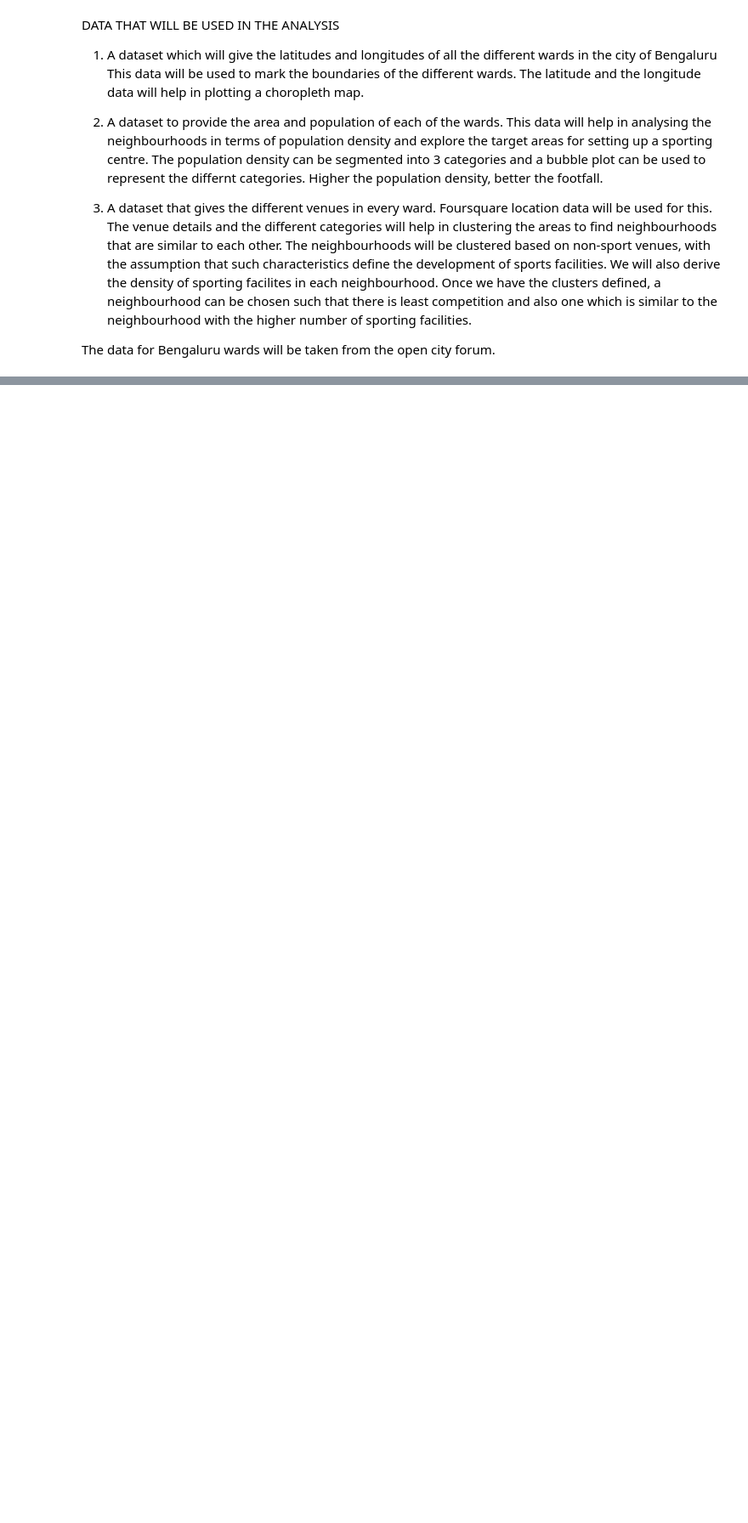
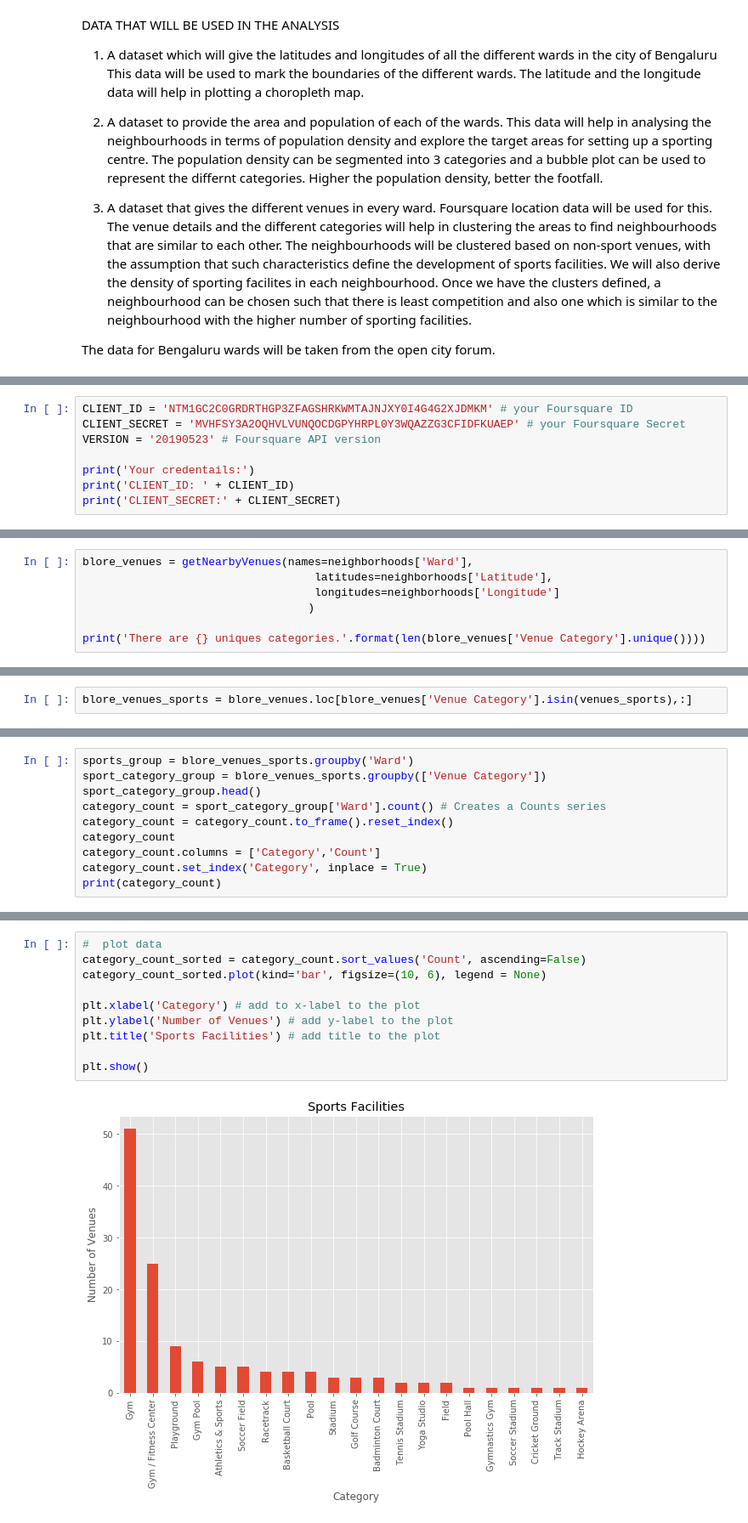
Before and after one commit to preethkrish/Coursera_Capstone, a Jupyter notebook: Exploring_Neighbourhoods_in_Bengaluru.ipynb, the cells around one changed output, grey strips where cells are left out. Shown: that part at 85% size. Saved outputs shown, nothing was run; the diff lists cells and outputs as text; blank space fills up the shorter version.

```diff
--- a/Exploring_Neighbourhoods_in_Bengaluru.ipynb
+++ b/Exploring_Neighbourhoods_in_Bengaluru.ipynb
@@ -33,0 +149,8 @@ The data for Bengaluru wards will be taken from the open city forum.
+# %%
+CLIENT_ID = 'NTM1GC2C0GRDRTHGP3ZFAGSHRKWMTAJNJXY0I4G4G2XJDMKM' # your Foursquare ID
+CLIENT_SECRET = 'MVHFSY3A2OQHVLVUNQOCDGPYHRPL0Y3WQAZZG3CFIDFKUAEP' # your Foursquare Secret
+VERSION = '20190523' # Foursquare API version
+
+print('Your credentails:')
+print('CLIENT_ID: ' + CLIENT_ID)
+print('CLIENT_SECRET:' + CLIENT_SECRET)
@@ -33,0 +204,7 @@ The data for Bengaluru wards will be taken from the open city forum.
+# %%
+blore_venues = getNearbyVenues(names=neighborhoods['Ward'],
+                                   latitudes=neighborhoods['Latitude'],
+                                   longitudes=neighborhoods['Longitude']
+                                  )
+
+print('There are {} uniques categories.'.format(len(blore_venues['Venue Category'].unique())))
@@ -33,0 +310,2 @@ The data for Bengaluru wards will be taken from the open city forum.
+# %%
+blore_venues_sports = blore_venues.loc[blore_venues['Venue Category'].isin(venues_sports),:]
@@ -33,0 +543,10 @@ The data for Bengaluru wards will be taken from the open city forum.
+# %%
+sports_group = blore_venues_sports.groupby('Ward')
+sport_category_group = blore_venues_sports.groupby(['Venue Category'])
+sport_category_group.head()
+category_count = sport_category_group['Ward'].count() # Creates a Counts series
+category_count = category_count.to_frame().reset_index()
+category_count
+category_count.columns = ['Category','Count']
+category_count.set_index('Category', inplace = True)
+print(category_count)
@@ -33,0 +571,12 @@ The data for Bengaluru wards will be taken from the open city forum.
+# %%
+#  plot data
+category_count_sorted = category_count.sort_values('Count', ascending=False)
+category_count_sorted.plot(kind='bar', figsize=(10, 6), legend = None)
+
+plt.xlabel('Category') # add to x-label to the plot
+plt.ylabel('Number of Venues') # add y-label to the plot
+plt.title('Sports Facilities') # add title to the plot
+
+plt.show()
+# %% [output]
+[figure, added]
```
Also changed, not shown: parts of 41 cells of this notebook.
